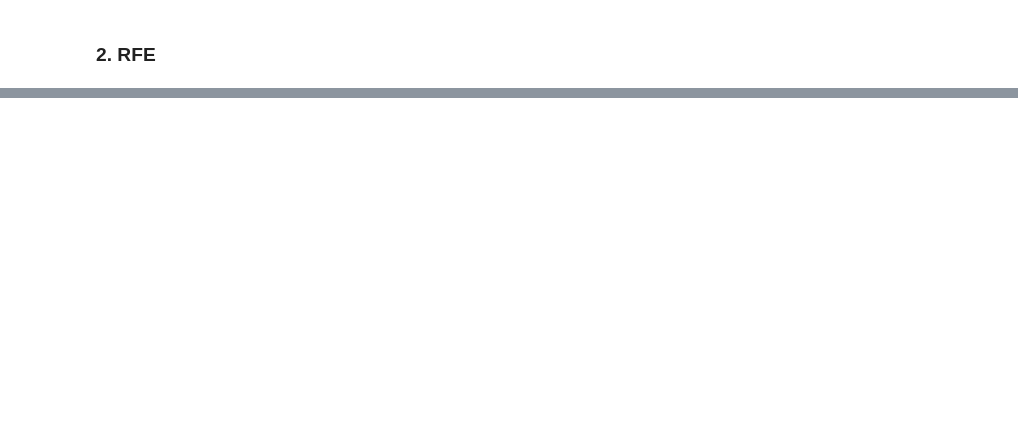
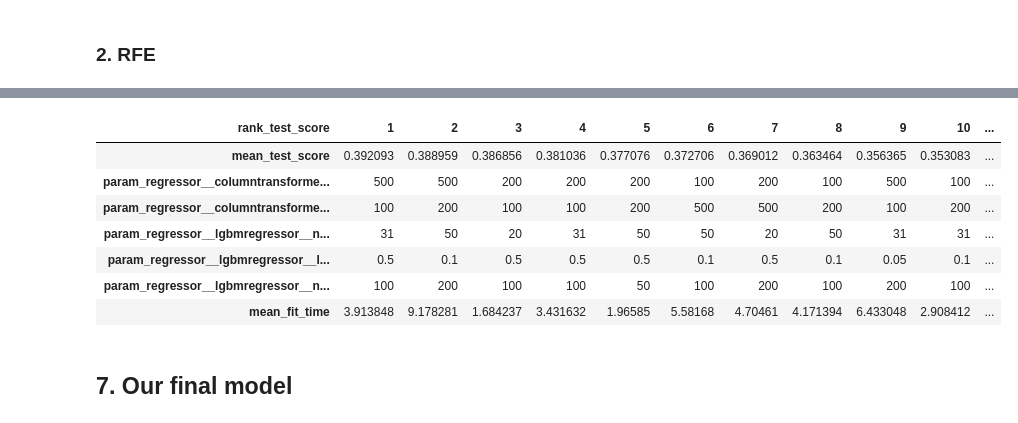
Before and after one commit to billwan96/Vancouver_Airbnb_price_predictor, a Jupyter notebook: analysis.ipynb, the cells around one changed output, grey strips where cells are left out. Saved outputs shown, nothing was run; the diff lists cells and outputs as text; code cells hidden in the pictures; blank space fills up the shorter version.

```diff
--- a/analysis.ipynb
+++ b/analysis.ipynb
@@ -366,0 +355,10 @@ cross_val_results['rf_rfecv']
+# %%
+from sklearn.model_selection import RandomizedSearchCV
+
+param_grid = {
+    'regressor__columntransformer__countvectorizer-1__max_features': [100,200,500],
+    'regressor__columntransformer__countvectorizer-2__max_features': [100,200,500],
+    'regressor__lgbmregressor__num_leaves': [20, 31, 50],
+    'regressor__lgbmregressor__learning_rate': [0.01, 0.05, 0.1, 0.5],
+    'regressor__lgbmregressor__n_estimators': [50, 100, 200]
+}
@@ -366,0 +385,4 @@ cross_val_results['rf_rfecv']
+# %%
+random_search_lgbm = RandomizedSearchCV(ttr_lgbm, param_distributions=param_grid, n_iter=20, n_jobs= -1, return_train_score=True, random_state=1)
+# %%
+random_search_lgbm.fit(X_train, y_train)
@@ -366,0 +424,24 @@ cross_val_results['rf_rfecv']
+# %%
+pd.DataFrame(random_search_lgbm.cv_results_)[
+    [
+        "mean_test_score",
+        "param_regressor__columntransformer__countvectorizer-1__max_features",
+        "param_regressor__columntransformer__countvectorizer-2__max_features",
+        "param_regressor__lgbmregressor__num_leaves",
+        'param_regressor__lgbmregressor__learning_rate',
+        'param_regressor__lgbmregressor__n_estimators',
+        "mean_fit_time",
+        "rank_test_score",
+    ]
+].set_index("rank_test_score").sort_index().T
+# %% [output]
+| rank_test_score | 1 | 2 | 3 | 4 | 5 | 6 | 7 | 8 | 9 | 10 | ... |
+| mean_test_score | 0.392093 | 0.388959 | 0.386856 | 0.381036 | 0.377076 | 0.372706 | 0.369012 | 0.363464 | 0.356365 | 0.353083 | ... |
+| param_regressor__columntransforme... | 500 | 500 | 200 | 200 | 200 | 100 | 200 | 100 | 500 | 100 | ... |
+| param_regressor__columntransforme... | 100 | 200 | 100 | 100 | 200 | 500 | 500 | 200 | 100 | 200 | ... |
+| param_regressor__lgbmregressor__n... | 31 | 50 | 20 | 31 | 50 | 50 | 20 | 50 | 31 | 31 | ... |
+| param_regressor__lgbmregressor__l... | 0.5 | 0.1 | 0.5 | 0.5 | 0.5 | 0.1 | 0.5 | 0.1 | 0.05 | 0.1 | ... |
+| param_regressor__lgbmregressor__n... | 100 | 200 | 100 | 100 | 50 | 100 | 200 | 100 | 200 | 100 | ... |
+| mean_fit_time | 3.913848 | 9.178281 | 1.684237 | 3.431632 | 1.96585 | 5.58168 | 4.70461 | 4.171394 | 6.433048 | 2.908412 | ... |
+# %% [markdown]
+## 7. Our final model
```
Also changed, not shown: parts of 37 cells of this notebook.
